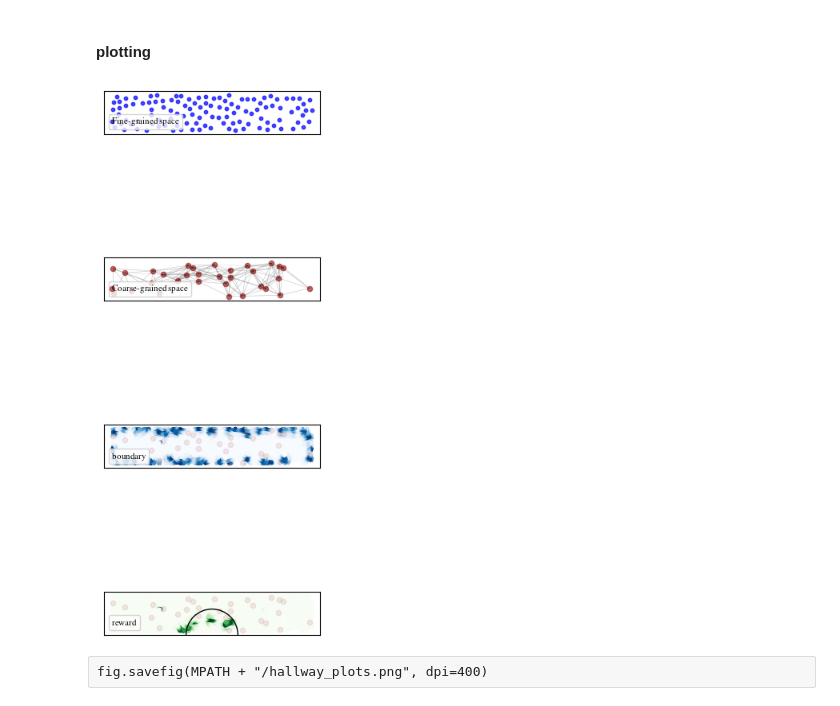
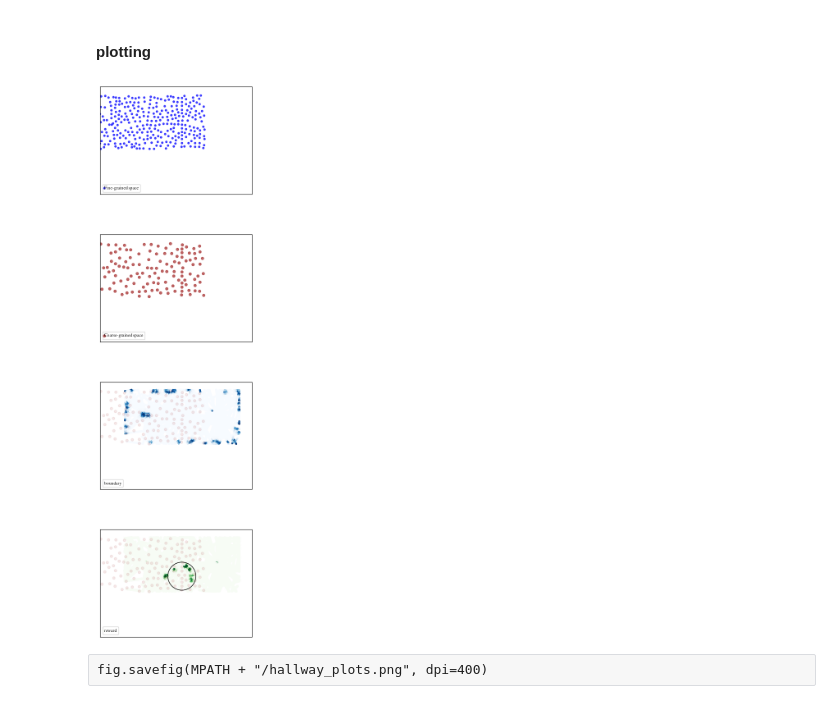
Before and after one commit to iKiru-hub/PCNN, a Jupyter notebook: notebooks/lab_pcore_2.ipynb, the cells around one changed output. Drawn from its saved outputs; the diff is of its cells as text; code cells hidden in the pictures.

```diff
--- a/notebooks/lab_pcore_2.ipynb
+++ b/notebooks/lab_pcore_2.ipynb
@@ -615,11 +619,10 @@ brain = pclib.Brain(
 # %%
-
 """ make game environment """
 
 verbose = False
 verbose_min = True
 game_settings["rendering"] = False
-reward_settings["silent_duration"] = 10_000
+reward_settings["silent_duration"] = 15_000
 game_settings["max_duration"] = 20_000
 
 room_name = "Hallway.00"
@@ -707,5 +708,13 @@ if verbose_min:
 # %% [markdown]
 #### plotting
+# %%
+def get_t(a):
+    for t, v in enumerate(a):
+        if v > 0.01:
+            return t
+    return -1
+
+#get_t(activity_fine[:, 4])
 # %%
 activity_fine = np.array(record["activity_fine"])
 activity_coarse = np.array(record["activity_coarse"])
@@ -725,12 +734,12 @@ for i in tqdm(range(0, brain.get_space_fine_size(), 1)):
     st = get_t(activity_fine[:, i])
     dac[st:] += activity_fine[st:, i]
 # %%
-fig, axs = plt.subplots(4, 1, figsize=(3, 10))
-fig.set_tight_layout({"h_pad": -1})
-boundsx = (-250, 250)
-boundsy = (-40, 60)
-off_bnd = [300, 280]
-off_da = [300, 280]
+fig, axs = plt.subplots(4, 1, figsize=(4, 15))
+fig.set_tight_layout({"h_pad": -0})
+boundsx = (-200, 450)
+boundsy = (-300, 160)
+off_bnd = [150, 280]
+off_da = [150, 280]
 
 axs = axs.flatten()
 
@@ -760,10 +769,9 @@ axs[0].set_yticks(())
 # -- coarse space
 # axs[0, 1].set_title(f"#PCs={brain.get_space_coarse_count()}")
 
-for edge in brain.make_space_coarse_edges():
-    axs[1].plot((edge[0][0], edge[1][0]),
-                        (edge[0][1], edge[1][1]),
-                     alpha=0.1, lw=0.5, color="black")
+#for edge in brain.make_space_coarse_edges():
+#    axs[1].plot((edge[0][0], edge[1][0]), (edge[0][1], edge[1][1]),
+#                    alpha=0.1, lw=0.5, color="black")
 
 axs[1].scatter(*np.array(brain.get_space_coarse_centers()).T,
                        color="brown", s=20, alpha=0.7,
@@ -805,34 +813,34 @@ axs[2].legend(loc="lower left", handlelength=0, handletextpad=0)
 # -- DA
 axs[3].clear()
 axs[3].scatter(*trajectory.T-np.array(off_da).reshape(-1, 1),
                   c=dac, cmap="Greens",
                s=np.where(dac>-10, 10, 0), alpha=0.9,
                vmin=0, vmax=0.5,
               label="reward")
 axs[3].scatter(*np.array(brain.get_space_coarse_centers()).T,
                        color="brown", s=20, alpha=0.1)
 
 daw = brain.get_da_weights()
 axs[3].scatter(*np.array(brain.get_space_fine_centers()).T,
                        c=daw,
                        s=np.where(daw > 0.01, 20, 1),
                        cmap="Greens", alpha=0.,
                        vmin=0., vmax=0.2)
 circle = Circle(reward_obj.position-np.array(off_da),
                 reward_obj.radius, edgecolor='black', facecolor='none')
 axs[3].add_patch(circle)
 
 axs[3].set_xlim(boundsx)
 axs[3].set_ylim(boundsy)
 axs[3].set_xticks(())
 axs[3].set_yticks(())
 #axs[3].set_title(f"DA")
 axs[3].legend(loc="lower left", handlelength=0, handletextpad=0)
 axs[3].set_aspect('equal', adjustable='box')
 
 plt.show()
 # %% [output]
-[figure, old version]
+[figure, new version]
 # %% [raw]
 fig.savefig(MPATH + "/hallway_plots.png", dpi=400)
 # %%
```
Also changed, not shown: parts of 16 cells of this notebook, 25 other files.
